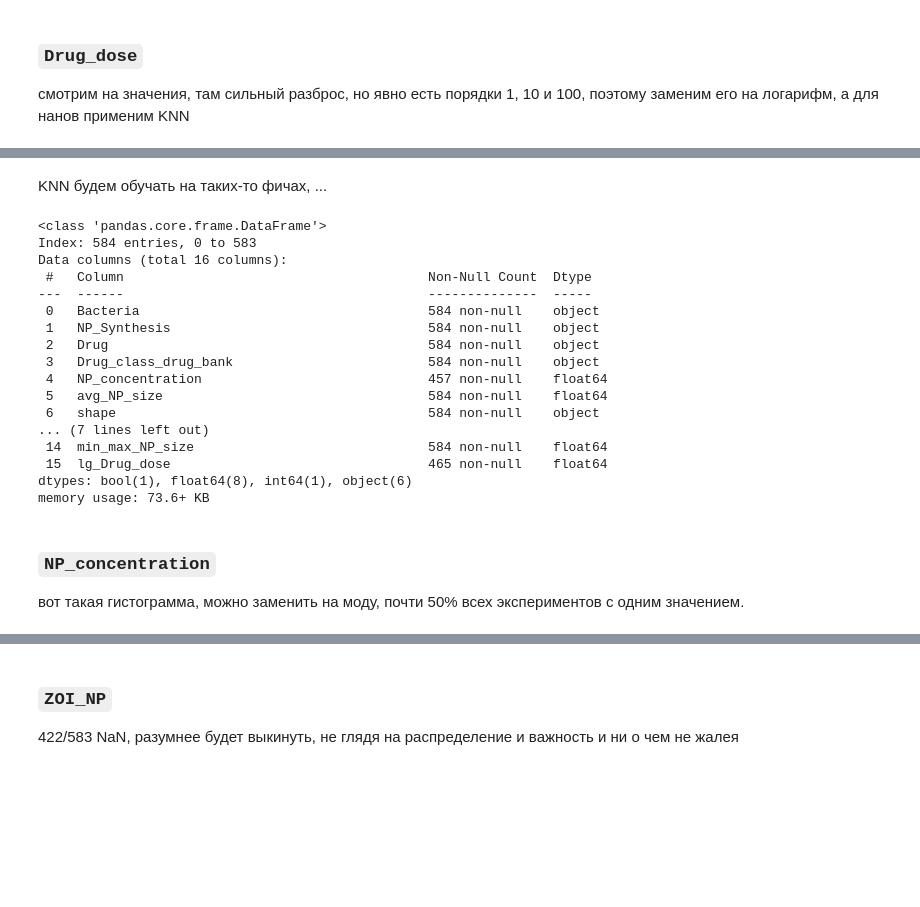
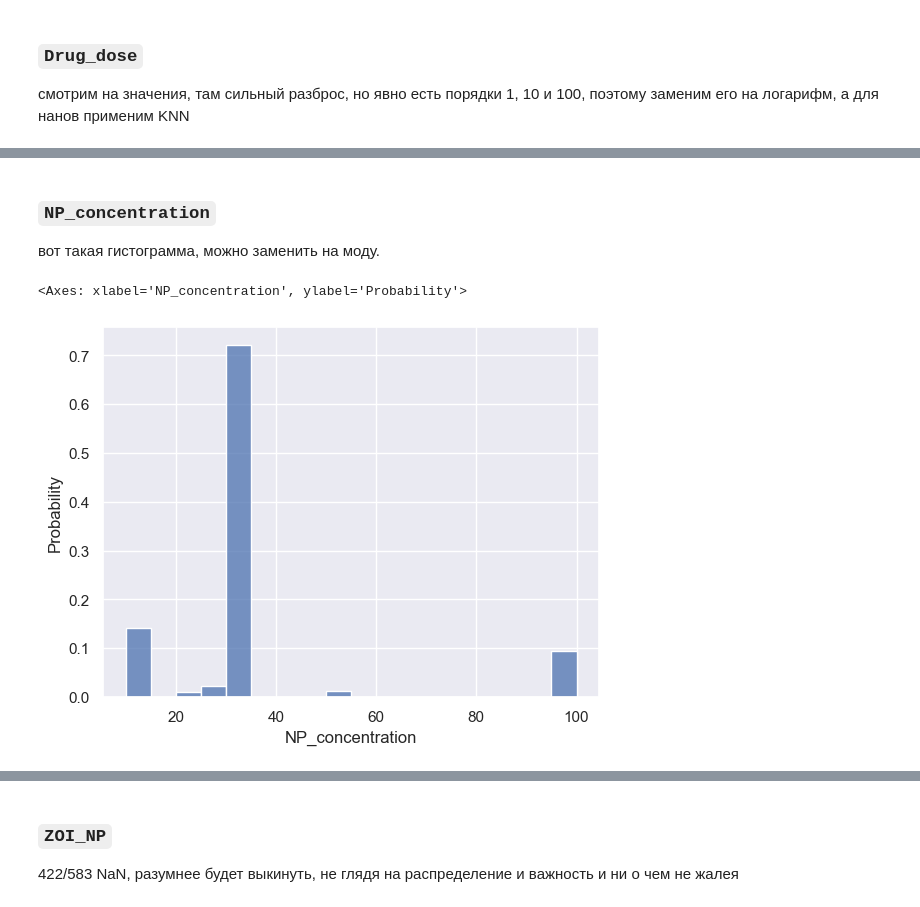
Before and after one commit to vahahahart/hackathon_team_3, a Jupyter notebook: tmp_vah.ipynb, the cells around one changed output, grey strips where cells are left out. Cells and saved outputs as stored; diff of their text form; code cells hidden in the pictures; blank space fills up the shorter version.

````diff
--- a/tmp_vah.ipynb
+++ b/tmp_vah.ipynb
@@ -315,25 +358,3 @@ array([       nan, 1.47712125, 1.        , 2.69897   , 1.17609126,
-# %% [markdown]
-KNN будем обучать на таких-то фичах, ...
-# %%
-df.info()
-# %% [output]
-<class 'pandas.core.frame.DataFrame'>
-Index: 584 entries, 0 to 583
-Data columns (total 16 columns):
- #   Column                                       Non-Null Count  Dtype
----  ------                                       --------------  -----
- 0   Bacteria                                     584 non-null    object
- 1   NP_Synthesis                                 584 non-null    object
- 2   Drug                                         584 non-null    object
- 3   Drug_class_drug_bank                         584 non-null    object
- 4   NP_concentration                             457 non-null    float64
- 5   avg_NP_size                                  584 non-null    float64
- 6   shape                                        584 non-null    object
-... (7 lines left out)
- 14  min_max_NP_size                              584 non-null    float64
- 15  lg_Drug_dose                                 465 non-null    float64
-dtypes: bool(1), float64(8), int64(1), object(6)
-memory usage: 73.6+ KB
 # %% [markdown]
 ### ```NP_concentration```
-вот такая гистограмма, можно заменить на моду, почти 50% всех экспериментов с одним значением.
+вот такая гистограмма, можно заменить на моду.
@@ -342,3 +361,8 @@ memory usage: 73.6+ KB
+# %%
+sns.histplot(df['NP_concentration'].dropna().astype('float32'), stat='probability', binwidth=5)
+# %% [output]
+<Axes: xlabel='NP_concentration', ylabel='Probability'>
+[figure, added]
 # %%
 mode_conc = df['NP_concentration'].mode()[0]
 df['NP_concentration'].fillna(mode_conc, inplace=True)
````
Also changed, not shown: parts of 57 cells of this notebook.
